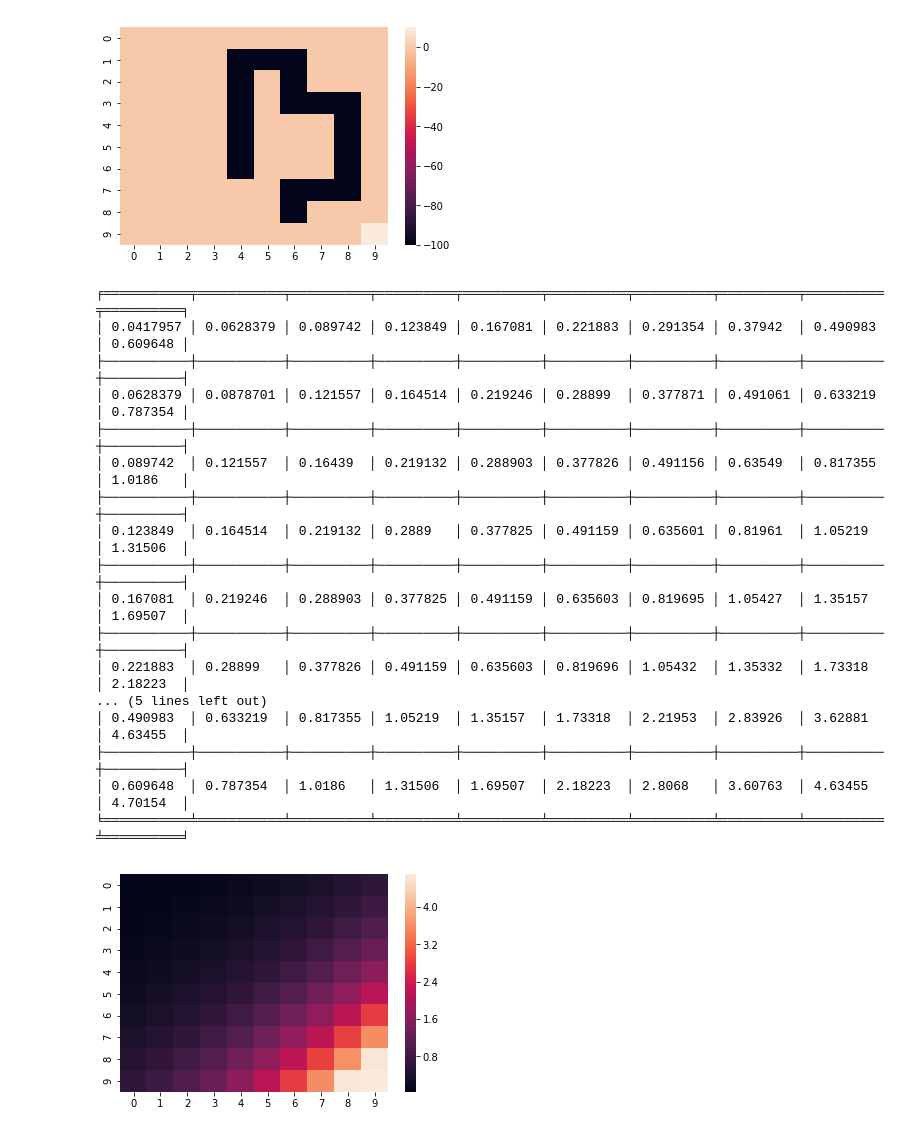
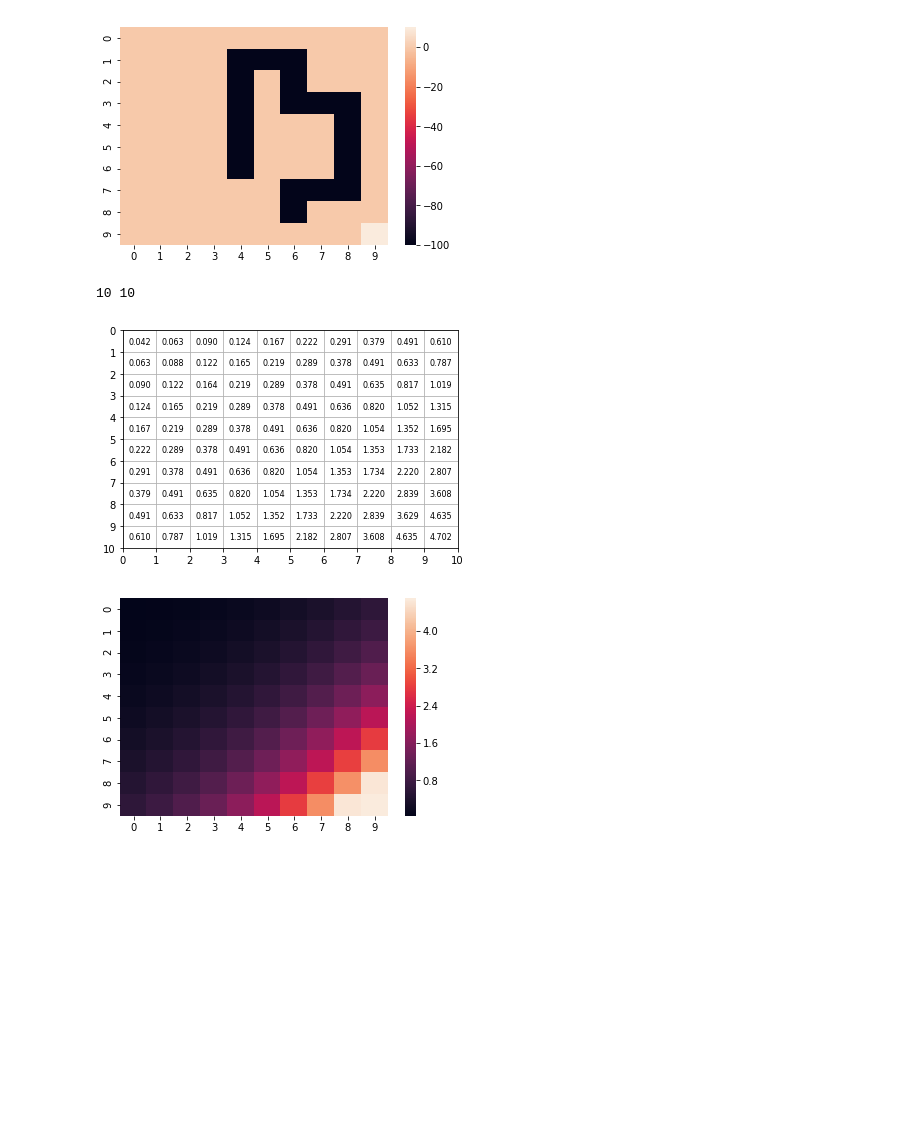
Before and after one commit to twjeric/UCLA-EE232-Large-Scale-Social-and-Complex-Networks, a Jupyter notebook: Project3/project3.ipynb, the cells around one changed output. Drawn from its saved outputs; the diff is of its cells as text; code cells hidden in the pictures; blank space fills up the shorter version.

Commit message:
Updated graphs

```diff
--- a/Project3/project3.ipynb
+++ b/Project3/project3.ipynb
@@ -125,27 +126,24 @@ theta = 0.01
 calVs(Vs1, tp, Rfunc1, discount, theta)#calculate state value for each state
 # %%
 from tabulate import tabulate
+print(width, height)
+# %% [output]
+10 10
-# %%
-Vs1_2d = Vs1.reshape((height, width))
-print(tabulate(Vs1_2d.T,  tablefmt='fancy_grid'))
-# %% [output]
-╒═══════════╤═══════════╤══════════╤══════════╤══════════╤══════════╤══════════╤══════════╤══════════╤══════════╕
-│ 0.0417957 │ 0.0628379 │ 0.089742 │ 0.123849 │ 0.167081 │ 0.221883 │ 0.291354 │ 0.37942  │ 0.490983 │ 0.609648 │
-├───────────┼───────────┼──────────┼──────────┼──────────┼──────────┼──────────┼──────────┼──────────┼──────────┤
-│ 0.0628379 │ 0.0878701 │ 0.121557 │ 0.164514 │ 0.219246 │ 0.28899  │ 0.377871 │ 0.491061 │ 0.633219 │ 0.787354 │
-├───────────┼───────────┼──────────┼──────────┼──────────┼──────────┼──────────┼──────────┼──────────┼──────────┤
-│ 0.089742  │ 0.121557  │ 0.16439  │ 0.219132 │ 0.288903 │ 0.377826 │ 0.491156 │ 0.63549  │ 0.817355 │ 1.0186   │
-├───────────┼───────────┼──────────┼──────────┼──────────┼──────────┼──────────┼──────────┼──────────┼──────────┤
-│ 0.123849  │ 0.164514  │ 0.219132 │ 0.2889   │ 0.377825 │ 0.491159 │ 0.635601 │ 0.81961  │ 1.05219  │ 1.31506  │
-├───────────┼───────────┼──────────┼──────────┼──────────┼──────────┼──────────┼──────────┼──────────┼──────────┤
-│ 0.167081  │ 0.219246  │ 0.288903 │ 0.377825 │ 0.491159 │ 0.635603 │ 0.819695 │ 1.05427  │ 1.35157  │ 1.69507  │
-├───────────┼───────────┼──────────┼──────────┼──────────┼──────────┼──────────┼──────────┼──────────┼──────────┤
-│ 0.221883  │ 0.28899   │ 0.377826 │ 0.491159 │ 0.635603 │ 0.819696 │ 1.05432  │ 1.35332  │ 1.73318  │ 2.18223  │
-... (5 lines left out)
-│ 0.490983  │ 0.633219  │ 0.817355 │ 1.05219  │ 1.35157  │ 1.73318  │ 2.21953  │ 2.83926  │ 3.62881  │ 4.63455  │
-├───────────┼───────────┼──────────┼──────────┼──────────┼──────────┼──────────┼──────────┼──────────┼──────────┤
-│ 0.609648  │ 0.787354  │ 1.0186   │ 1.31506  │ 1.69507  │ 2.18223  │ 2.8068   │ 3.60763  │ 4.63455  │ 4.70154  │
-╘═══════════╧═══════════╧══════════╧══════════╧══════════╧══════════╧══════════╧══════════╧══════════╧══════════╛
+# %%
+Vs1_2d = Vs1.reshape((height, width))
+#print(tabulate(Vs1_2d.T,  tablefmt='fancy_grid'))
+fig = plt.figure()
+ax = plt.gca()
+ax.invert_yaxis()
+ax.set_xticks(np.arange(0, width + 1, 1))
+ax.set_yticks(np.arange(0, height + 1, 1))
+for j in range(width):
+    for i in range(height):
+        plt.text(i + 0.5, j + 0.5, '%.3f' %Vs1_2d[i][j], horizontalalignment = 'center', verticalalignment = 'center', fontsize = 8, color='black')
+plt.grid()
+plt.show()
+# %% [output]
+[figure, added]
 # %%
 #problem3
 hm3 = sns.heatmap(Vs1_2d.T)
```
Also changed, not shown: parts of 11 cells of this notebook.
